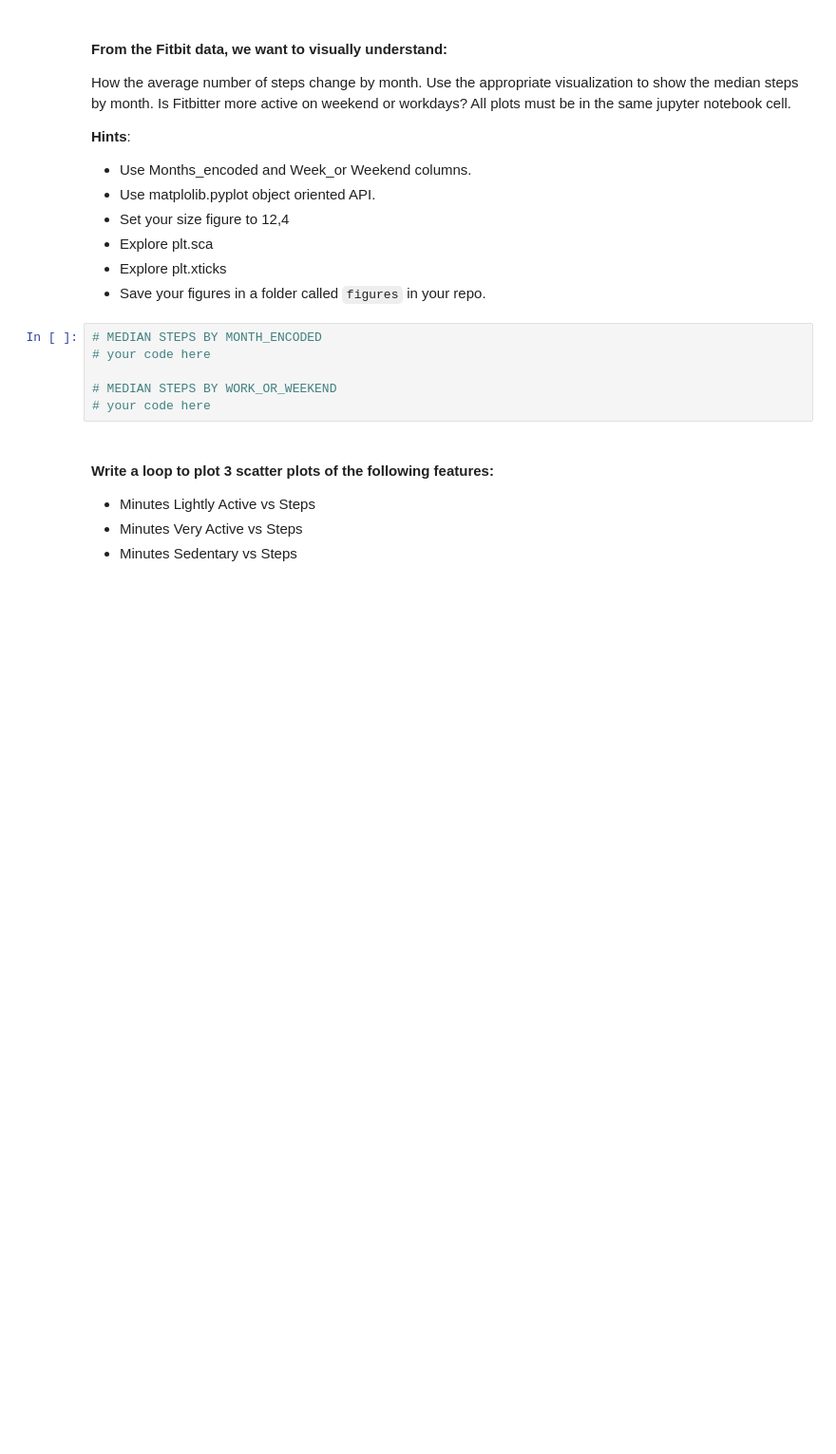
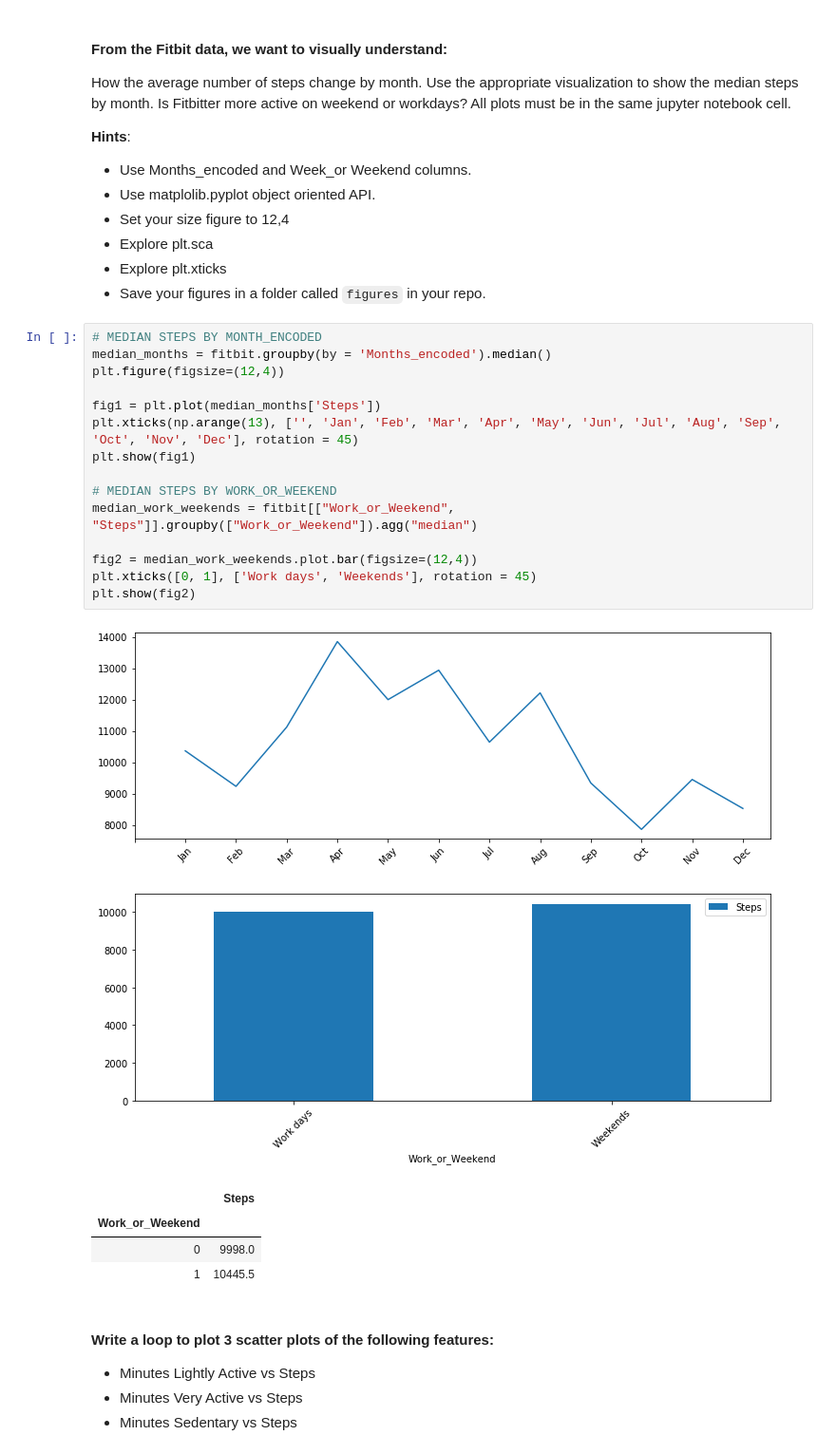
Before and after one commit to ta-data-lis/lab-matplotlib-seaborn, a Jupyter notebook: your-code/main.ipynb, the cells around one changed output. Shown at 95% size. Saved outputs shown, nothing was run; the diff lists cells and outputs as text; blank space fills up the shorter version.

```diff
--- a/your-code/main.ipynb
+++ b/your-code/main.ipynb
@@ -83,12 +101,28 @@ How the average number of steps change by month. Use the appropriate visualizati
 * Explore plt.sca
 * Explore plt.xticks
 * Save your figures in a folder called `figures` in your repo.
-# %%
-# MEDIAN STEPS BY MONTH_ENCODED
-# your code here
-
-# MEDIAN STEPS BY WORK_OR_WEEKEND
-# your code here
+# %%
+# MEDIAN STEPS BY MONTH_ENCODED
+median_months = fitbit.groupby(by = 'Months_encoded').median()
+plt.figure(figsize=(12,4))
+
+fig1 = plt.plot(median_months['Steps'])
+plt.xticks(np.arange(13), ['', 'Jan', 'Feb', 'Mar', 'Apr', 'May', 'Jun', 'Jul', 'Aug', 'Sep', 'Oct', 'Nov', 'Dec'], rotation = 45)
+plt.show(fig1)
+
+# MEDIAN STEPS BY WORK_OR_WEEKEND
+median_work_weekends = fitbit[["Work_or_Weekend", "Steps"]].groupby(["Work_or_Weekend"]).agg("median")
+
+fig2 = median_work_weekends.plot.bar(figsize=(12,4))
+plt.xticks([0, 1], ['Work days', 'Weekends'], rotation = 45)
+plt.show(fig2)
+# %% [output]
+[figure, added]
+[figure, added]
+|  | Steps |
+| Work_or_Weekend |  |
+| 0 | 9998.0 |
+| 1 | 10445.5 |
 # %% [markdown]
 #### Write a loop to plot 3 scatter plots of the following features:
 
```
Also changed, not shown: parts of 25 cells of this notebook, 2 other files.
